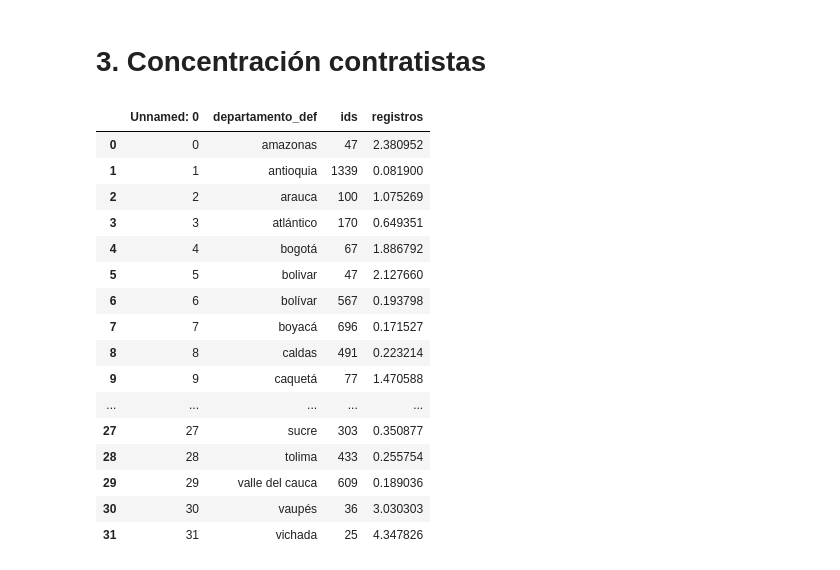
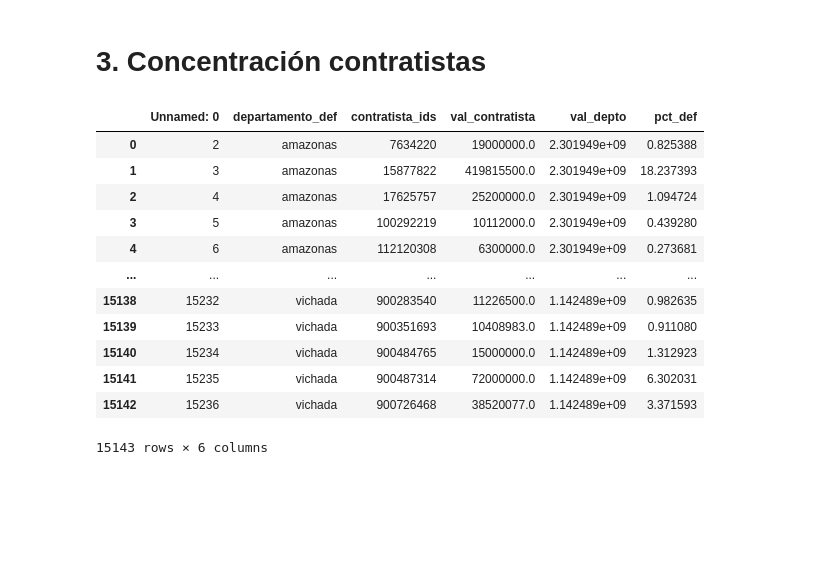
Before and after one commit to grupocanario/canopy-demo, a Jupyter notebook: app_local/data_analysis.ipynb, the cells around one changed output. Saved outputs shown, nothing was run; the diff lists cells and outputs as text; code cells hidden in the pictures; blank space fills up the shorter version.

```diff
--- a/app_local/data_analysis.ipynb
+++ b/app_local/data_analysis.ipynb
@@ -250,23 +264,19 @@ fig.show()
 # %% [markdown]
 # 3. Concentración contratistas
 # %%
-concentracion = pd.read_csv('temp_data/v2/alarma_concentracion_registro_regiones.csv')
+concentracion = pd.read_csv('s3://proyectocanopy/alarma_concentracion_valor_contratistas.csv')
 concentracion
 # %% [output]
-|  | Unnamed: 0 | departamento_def | ids | registros |
-| 0 | 0 | amazonas | 47 | 2.380952 |
-| 1 | 1 | antioquia | 1339 | 0.081900 |
-| 2 | 2 | arauca | 100 | 1.075269 |
-| 3 | 3 | atlántico | 170 | 0.649351 |
-| 4 | 4 | bogotá | 67 | 1.886792 |
-| 5 | 5 | bolivar | 47 | 2.127660 |
-| 6 | 6 | bolívar | 567 | 0.193798 |
-| 7 | 7 | boyacá | 696 | 0.171527 |
-| 8 | 8 | caldas | 491 | 0.223214 |
-| 9 | 9 | caquetá | 77 | 1.470588 |
-| ... | ... | ... | ... | ... |
-| 27 | 27 | sucre | 303 | 0.350877 |
-| 28 | 28 | tolima | 433 | 0.255754 |
-| 29 | 29 | valle del cauca | 609 | 0.189036 |
-| 30 | 30 | vaupés | 36 | 3.030303 |
-| 31 | 31 | vichada | 25 | 4.347826 |
+|  | Unnamed: 0 | departamento_def | contratista_ids | val_contratista | val_depto | pct_def |
+| 0 | 2 | amazonas | 7634220 | 19000000.0 | 2.301949e+09 | 0.825388 |
+| 1 | 3 | amazonas | 15877822 | 419815500.0 | 2.301949e+09 | 18.237393 |
+| 2 | 4 | amazonas | 17625757 | 25200000.0 | 2.301949e+09 | 1.094724 |
+| 3 | 5 | amazonas | 100292219 | 10112000.0 | 2.301949e+09 | 0.439280 |
+| 4 | 6 | amazonas | 112120308 | 6300000.0 | 2.301949e+09 | 0.273681 |
+| ... | ... | ... | ... | ... | ... | ... |
+| 15138 | 15232 | vichada | 900283540 | 11226500.0 | 1.142489e+09 | 0.982635 |
+| 15139 | 15233 | vichada | 900351693 | 10408983.0 | 1.142489e+09 | 0.911080 |
+| 15140 | 15234 | vichada | 900484765 | 15000000.0 | 1.142489e+09 | 1.312923 |
+| 15141 | 15235 | vichada | 900487314 | 72000000.0 | 1.142489e+09 | 6.302031 |
+| 15142 | 15236 | vichada | 900726468 | 38520077.0 | 1.142489e+09 | 3.371593 |
+15143 rows × 6 columns
```
Also changed, not shown: parts of 16 cells of this notebook, 11 other files.
